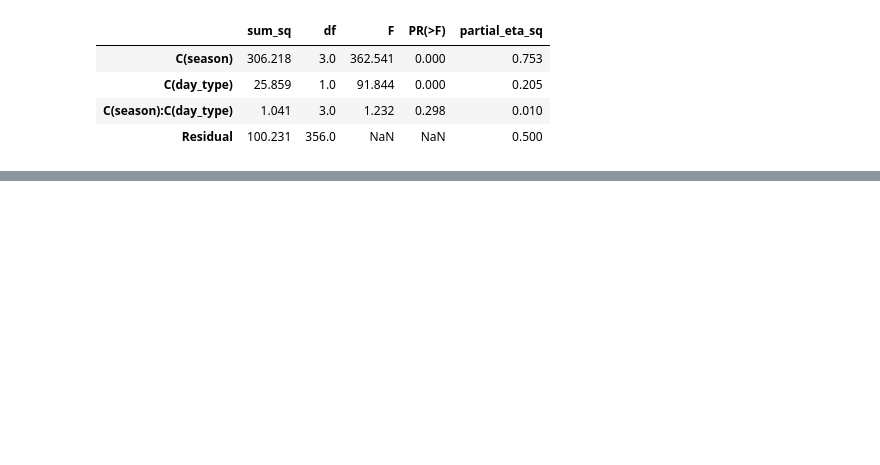
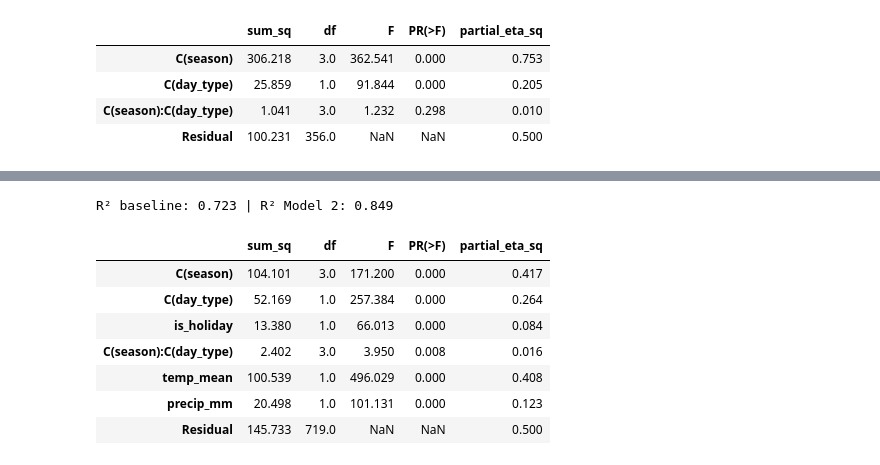
Before and after one commit to SeherYldz/StatisticsProject, a Jupyter notebook: modelling.ipynb, the cells around one changed output, grey strips where cells are left out. Drawn from its saved outputs; the diff is of its cells as text; code cells hidden in the pictures; blank space fills up the shorter version.

```diff
--- a/modelling.ipynb
+++ b/modelling.ipynb
@@ -142,0 +165,18 @@ anova_clean.round(3)
+# %%
+# Model 2: Model 1 + weather + holiday, on the same 2024-2025 data
+model_2 = smf.ols("np.log(ride_count) ~ C(season) * C(day_type) + temp_mean + precip_mm + is_holiday",
+                  data=daily_2y).fit()
+anova_2 = sm.stats.anova_lm(model_2, typ=2)
+anova_2["partial_eta_sq"] = anova_2["sum_sq"] / (anova_2["sum_sq"] + anova_2.loc["Residual", "sum_sq"])
+print("R² baseline:", round(model_base.rsquared, 3), "| R² Model 2:", round(model_2.rsquared, 3))
+anova_2.round(3)
+# %% [output]
+R² baseline: 0.723 | R² Model 2: 0.849
+|  | sum_sq | df | F | PR(>F) | partial_eta_sq |
+| C(season) | 104.101 | 3.0 | 171.200 | 0.000 | 0.417 |
+| C(day_type) | 52.169 | 1.0 | 257.384 | 0.000 | 0.264 |
+| is_holiday | 13.380 | 1.0 | 66.013 | 0.000 | 0.084 |
+| C(season):C(day_type) | 2.402 | 3.0 | 3.950 | 0.008 | 0.016 |
+| temp_mean | 100.539 | 1.0 | 496.029 | 0.000 | 0.408 |
+| precip_mm | 20.498 | 1.0 | 101.131 | 0.000 | 0.123 |
+| Residual | 145.733 | 719.0 | NaN | NaN | 0.500 |
```
Also changed, not shown: parts of 13 cells of this notebook.
